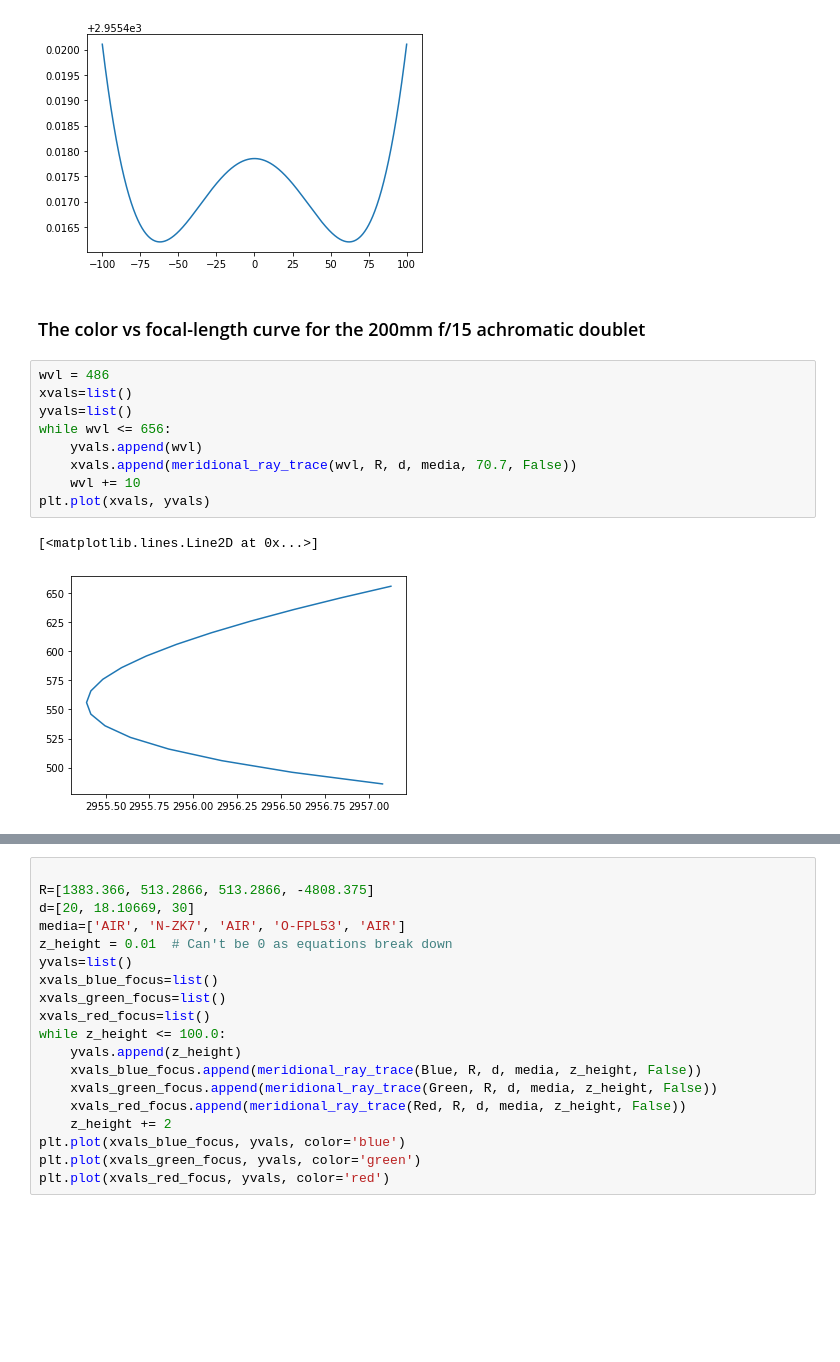
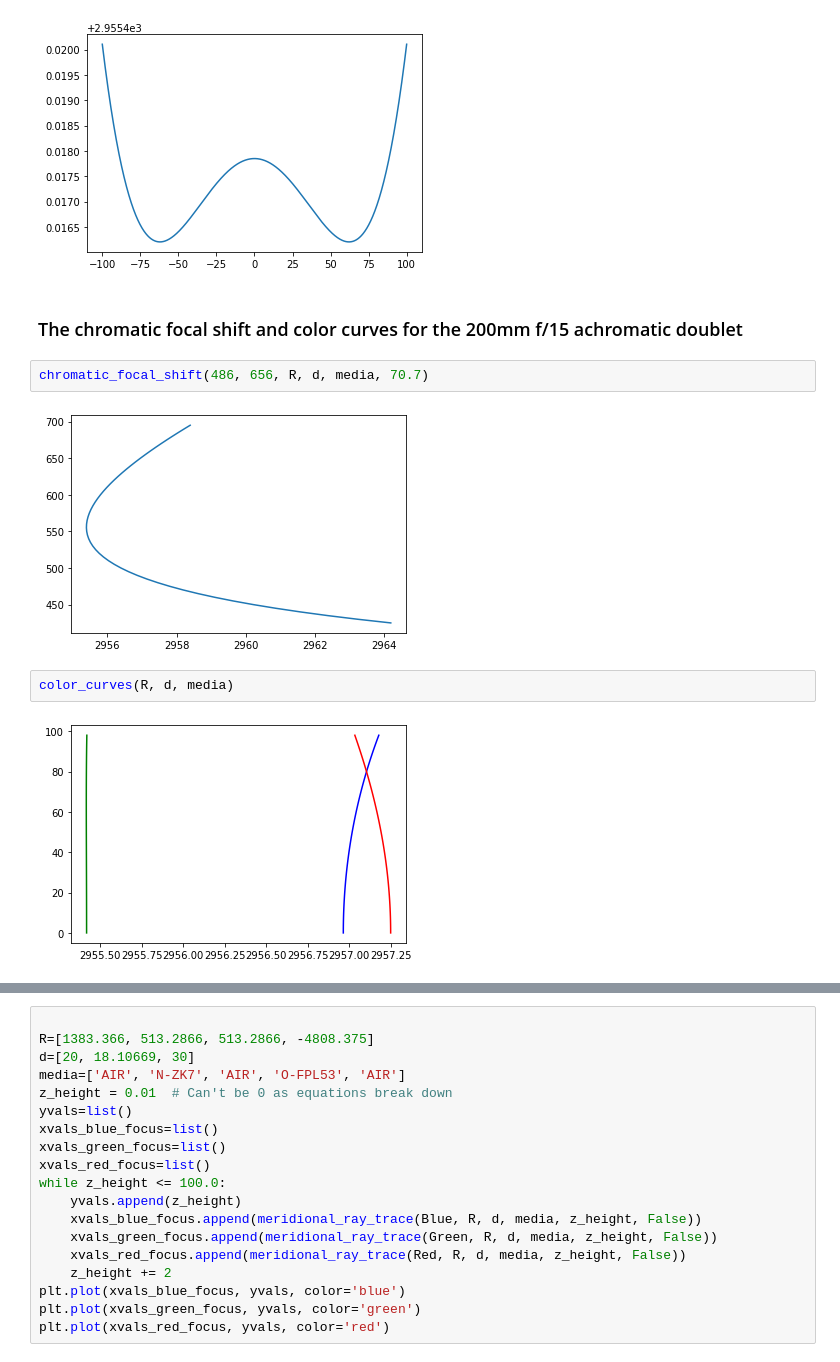
Before and after one commit to tgani/ray_tracing, a Jupyter notebook: Meridional_Ray_Tracing.ipynb, the cells around one changed output, grey strips where cells are left out. Drawn from its saved outputs; the diff is of its cells as text; blank space fills up the shorter version.

```diff
--- a/Meridional_Ray_Tracing.ipynb
+++ b/Meridional_Ray_Tracing.ipynb
@@ -245,17 +280,13 @@ plt.plot(xvals, yvals)
 [<matplotlib.lines.Line2D at 0x...>]
 [figure]
 # %% [markdown]
-### The color vs focal-length curve for the 200mm f/15 achromatic doublet
+### The chromatic focal shift and color curves for the 200mm f/15 achromatic doublet
-# %%
-wvl = 486
-xvals=list()
-yvals=list()
-while wvl <= 656:
-    yvals.append(wvl)
-    xvals.append(meridional_ray_trace(wvl, R, d, media, 70.7, False))
-    wvl += 10
-plt.plot(xvals, yvals)
-# %% [output]
-[<matplotlib.lines.Line2D at 0x...>]
-[figure, removed]
+# %%
+chromatic_focal_shift(486, 656, R, d, media, 70.7)
+# %% [output]
+[figure, added]
+# %%
+color_curves(R, d, media)
+# %% [output]
+[figure, added]
 # %% [markdown]
```
Also changed, not shown: parts of 12 cells of this notebook.
